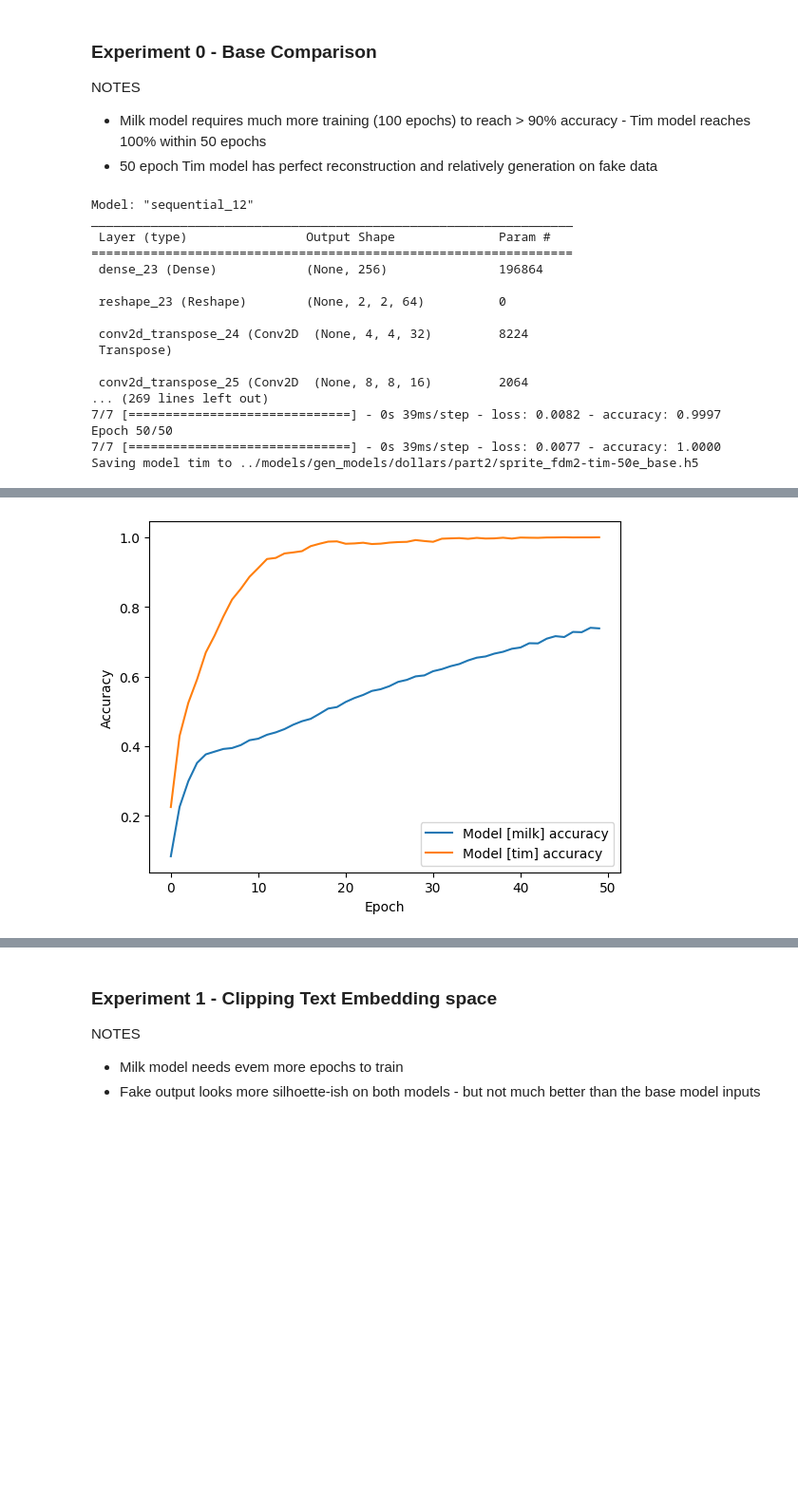
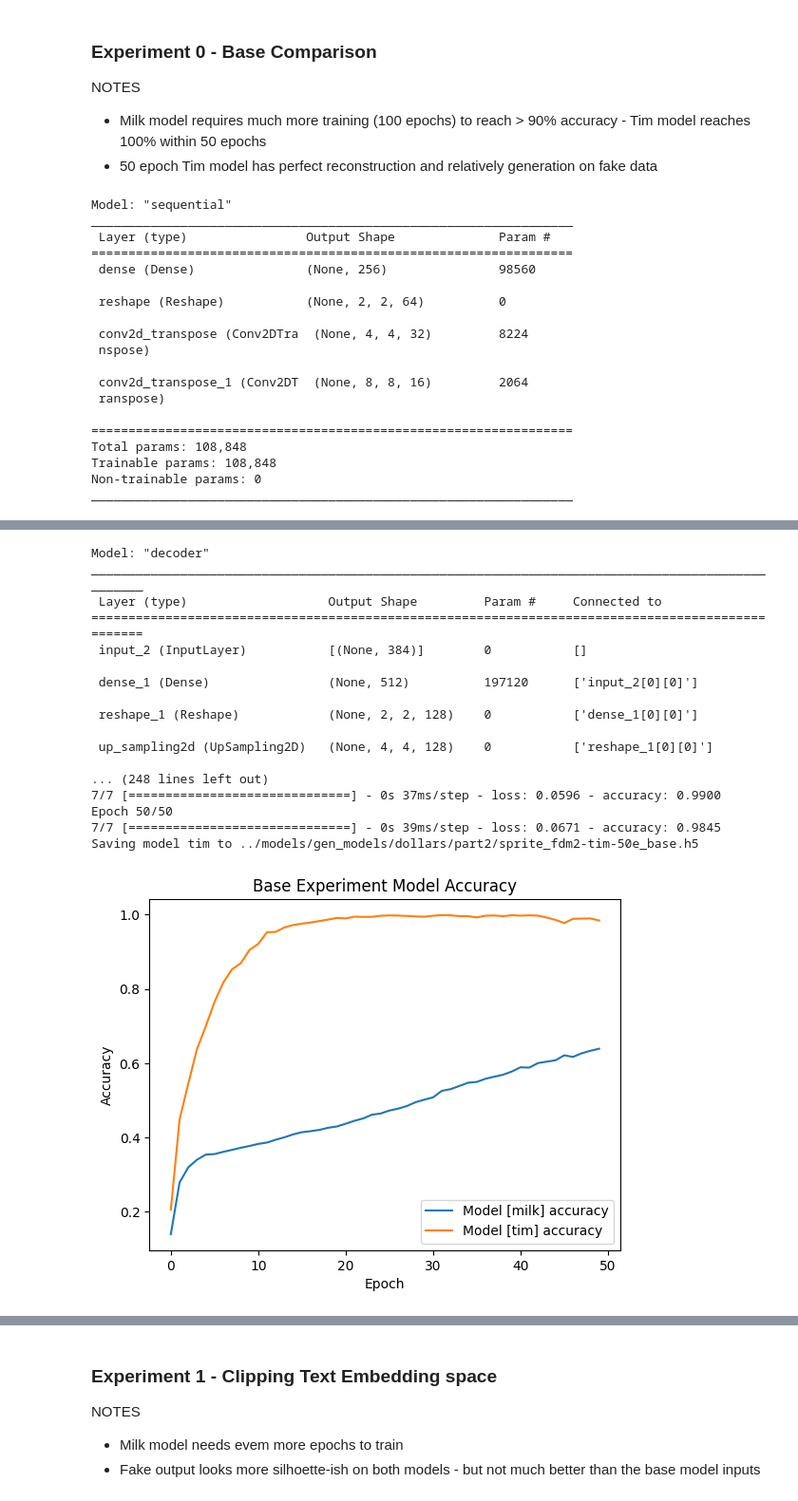
Before and after one commit to MasterMilkX/BMO_chatbot_prototype, a Jupyter notebook: Experimental_Notebooks/sprite_fdm2.ipynb, the cells around one changed output, grey strips where cells are left out. Shown at 95% size. Cells and saved outputs as stored; diff of their text form; code cells hidden in the pictures; blank space fills up the shorter version.

```diff
--- a/Experimental_Notebooks/sprite_fdm2.ipynb
+++ b/Experimental_Notebooks/sprite_fdm2.ipynb
@@ -60,6 +60,6 @@ Char Dataset shape: (100, 8, 8)
 # %%
 # import sentence-transformer for text embedding
-SBERT_MODEL = SentenceTransformer('bert-base-nli-mean-tokens')
+SBERT_MODEL = SentenceTransformer('multi-qa-MiniLM-L6-cos-v1')
 
 def sentEmb(txt):
     return SBERT_MODEL.encode([txt])[0]
@@ -75,7 +75,7 @@ with tqdm(total=len(pico_char_labels)) as pbar:
         pico_char_emb.append(sentEmb(l))
         pbar.update(1)
 
-pico_char_emb = np.array(pico_char_emb)
+pico_char_emb = np.array(pico_char_emb)*6
 # %%
 # show a random character and its description
 rand_char_idx = random.randint(0,len(pico_char_labels))
@@ -101,18 +101,19 @@ showTxtEmb(pico_char_emb[:8])
 EXPERIMENT = "mult_noise"
 
 GEN_CONF = {
-    "EPOCHS" : 20,
+    "EPOCHS" : 50,
     "BATCH_SIZE" : 16,
     "LEARNING_RATE" : 0.001,
     "WINDOW" : 8,
-    "REAL_TEST_INDEX": [0,7,30,53,86,90,96,99]
+    "REAL_TEST_INDEX": [0,7,30,53,86,90,96,99],
+    'LV_DIM' : pico_char_emb.shape[1]
 }
 
 CONFIGS = {
     "base": {
         "model_test": ['milk', 'tim'],
-        "train_model": False,
-        "save_model": False,
+        "train_model": True,
+        "save_model": True,
         "model_path": f"../models/gen_models/dollars/part2/sprite_fdm2-#-{GEN_CONF['EPOCHS']}e_base.h5"
     },
     "clip": {
@@ -273,7 +271,7 @@ if EXPERIMENT == "base":
     # make the models
     model_set = {}
     for m in CONFIGS["base"]["model_test"]:
-        model_set[m] = (FiveDollarModel(lv_shape=768,model_version=m,lr=GEN_CONF["LEARNING_RATE"]))
+        model_set[m] = (FiveDollarModel(lv_shape=GEN_CONF['LV_DIM'],model_version=m,lr=GEN_CONF["LEARNING_RATE"]))
 
     # train the models or import them
     for k,m in model_set.items():
@@ -303,20 +301,22 @@ if EXPERIMENT == "base":
     plt.title("Base Experiment Model Accuracy")
     plt.show()
 # %% [output]
-Model: "sequential_12"
+Model: "sequential"
 _________________________________________________________________
  Layer (type)                Output Shape              Param #
 =================================================================
- dense_23 (Dense)            (None, 256)               196864
+ dense (Dense)               (None, 256)               98560
 
- reshape_23 (Reshape)        (None, 2, 2, 64)          0
+ reshape (Reshape)           (None, 2, 2, 64)          0
 
- conv2d_transpose_24 (Conv2D  (None, 4, 4, 32)         8224
- Transpose)
+ conv2d_transpose (Conv2DTra  (None, 4, 4, 32)         8224
+ nspose)
 
- conv2d_transpose_25 (Conv2D  (None, 8, 8, 16)         2064
-... (269 lines left out)
-7/7 [==============================] - 0s 39ms/step - loss: 0.0082 - accuracy: 0.9997
-Epoch 50/50
-7/7 [==============================] - 0s 39ms/step - loss: 0.0077 - accuracy: 1.0000
-Saving model tim to ../models/gen_models/dollars/part2/sprite_fdm2-tim-50e_base.h5
+ conv2d_transpose_1 (Conv2DT  (None, 8, 8, 16)         2064
+ ranspose)
+
+=================================================================
+Total params: 108,848
+Trainable params: 108,848
+Non-trainable params: 0
+_________________________________________________________________
@@ -323,4 +325,21 @@ Saving model tim to ../models/gen_models/dollars/part2/sprite_fdm2-tim-50e_base.
+Model: "decoder"
+__________________________________________________________________________________________________
+ Layer (type)                   Output Shape         Param #     Connected to
+==================================================================================================
+ input_2 (InputLayer)           [(None, 384)]        0           []
+
+ dense_1 (Dense)                (None, 512)          197120      ['input_2[0][0]']
+
+ reshape_1 (Reshape)            (None, 2, 2, 128)    0           ['dense_1[0][0]']
+
+ up_sampling2d (UpSampling2D)   (None, 4, 4, 128)    0           ['reshape_1[0][0]']
+
+... (248 lines left out)
+7/7 [==============================] - 0s 37ms/step - loss: 0.0596 - accuracy: 0.9900
+Epoch 50/50
+7/7 [==============================] - 0s 39ms/step - loss: 0.0671 - accuracy: 0.9845
+Saving model tim to ../models/gen_models/dollars/part2/sprite_fdm2-tim-50e_base.h5
-[figure, old version]
+[figure, new version]
 # %%
 # see output with the embedding below
 if EXPERIMENT == "base":
```
Also changed, not shown: parts of 16 cells of this notebook, 2 other files.
